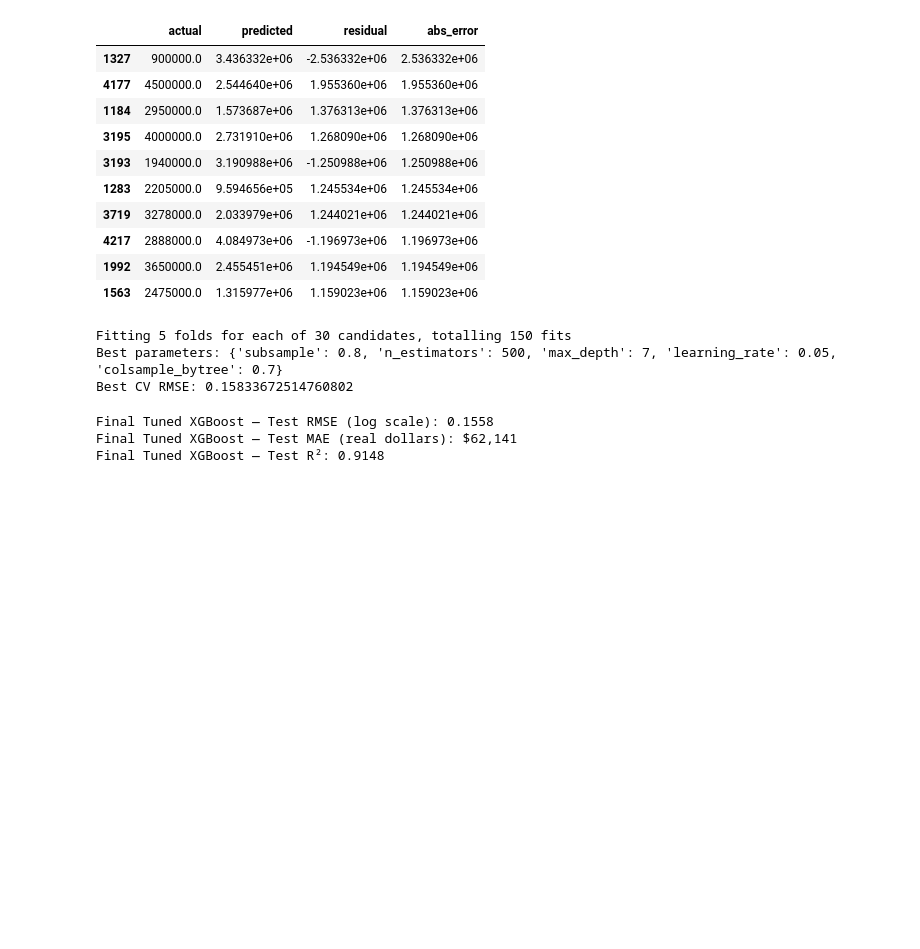
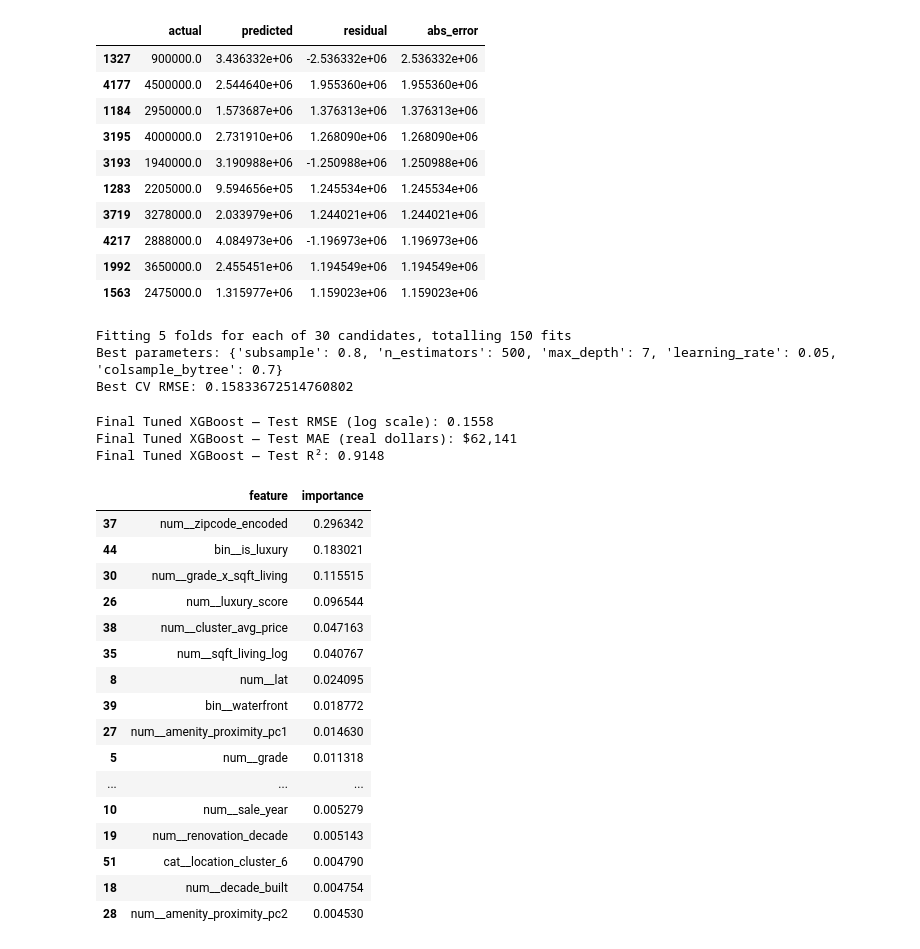
Before and after one commit to reetam-dutta-24/real-estate-price-prediction, a Jupyter notebook: notebooks/03_modeling.ipynb, the cells around one changed output. Cells and saved outputs as stored; diff of their text form; code cells hidden in the pictures; blank space fills up the shorter version.

```diff
--- a/notebooks/03_modeling.ipynb
+++ b/notebooks/03_modeling.ipynb
@@ -237,3 +237,33 @@ print(f"Final Tuned XGBoost — Test R²: {final_r2:.4f}")
 Final Tuned XGBoost — Test RMSE (log scale): 0.1558
 Final Tuned XGBoost — Test MAE (real dollars): $62,141
 Final Tuned XGBoost — Test R²: 0.9148
+# %%
+import pandas as pd
+
+# Get feature names after the ColumnTransformer (numeric + binary + one-hot cluster columns)
+feature_names = preprocessor.get_feature_names_out()
+
+importance_df = pd.DataFrame({
+    'feature': feature_names,
+    'importance': best_xgb.feature_importances_
+}).sort_values('importance', ascending=False)
+
+importance_df.head(20)
+# %% [output]
+|  | feature | importance |
+| 37 | num__zipcode_encoded | 0.296342 |
+| 44 | bin__is_luxury | 0.183021 |
+| 30 | num__grade_x_sqft_living | 0.115515 |
+| 26 | num__luxury_score | 0.096544 |
+| 38 | num__cluster_avg_price | 0.047163 |
+| 35 | num__sqft_living_log | 0.040767 |
+| 8 | num__lat | 0.024095 |
+| 39 | bin__waterfront | 0.018772 |
+| 27 | num__amenity_proximity_pc1 | 0.014630 |
+| 5 | num__grade | 0.011318 |
+| ... | ... | ... |
+| 10 | num__sale_year | 0.005279 |
+| 19 | num__renovation_decade | 0.005143 |
+| 51 | cat__location_cluster_6 | 0.004790 |
+| 18 | num__decade_built | 0.004754 |
+| 28 | num__amenity_proximity_pc2 | 0.004530 |
```
Also changed, not shown: parts of 2 cells of this notebook, 4 other files.
